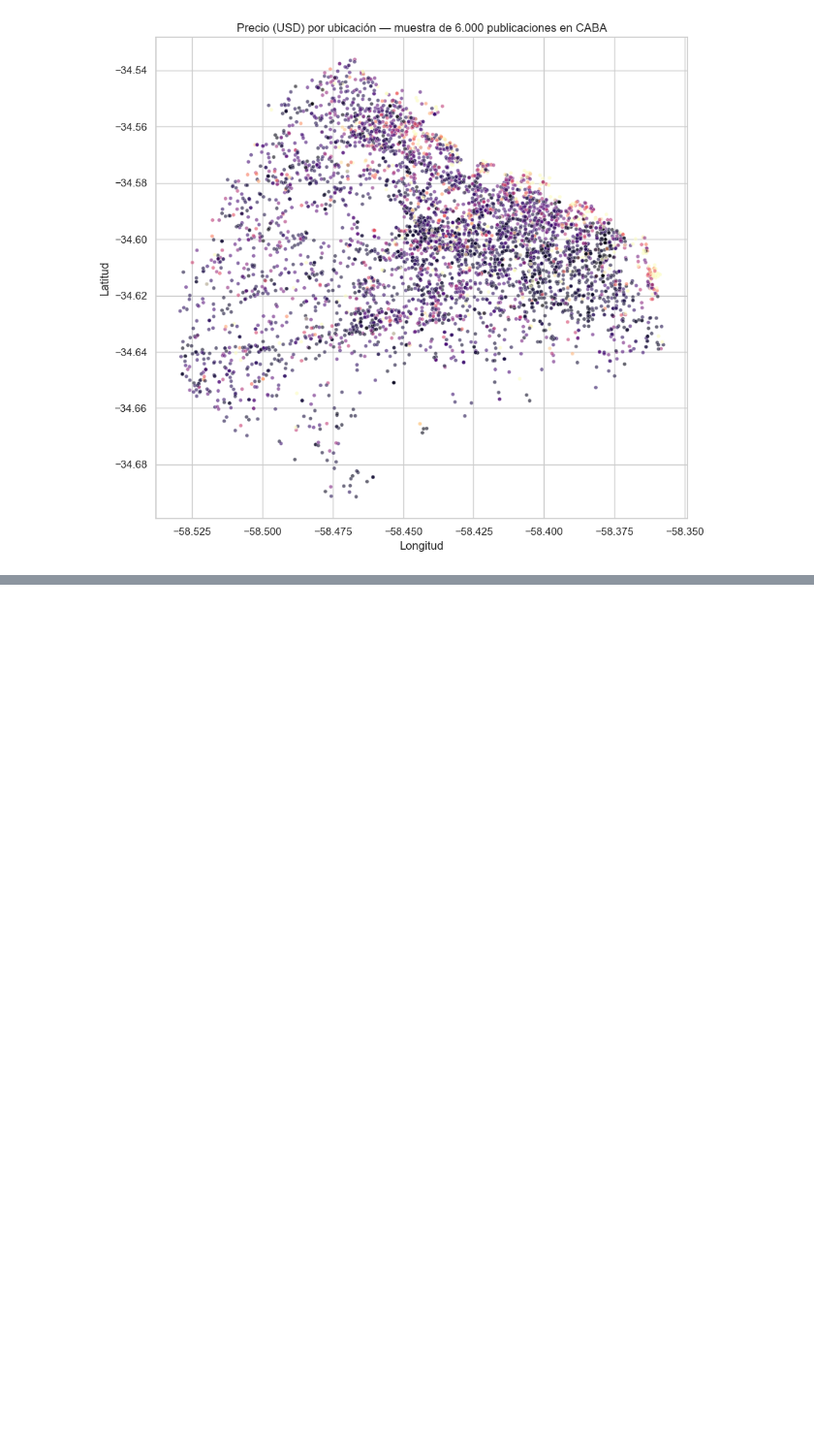
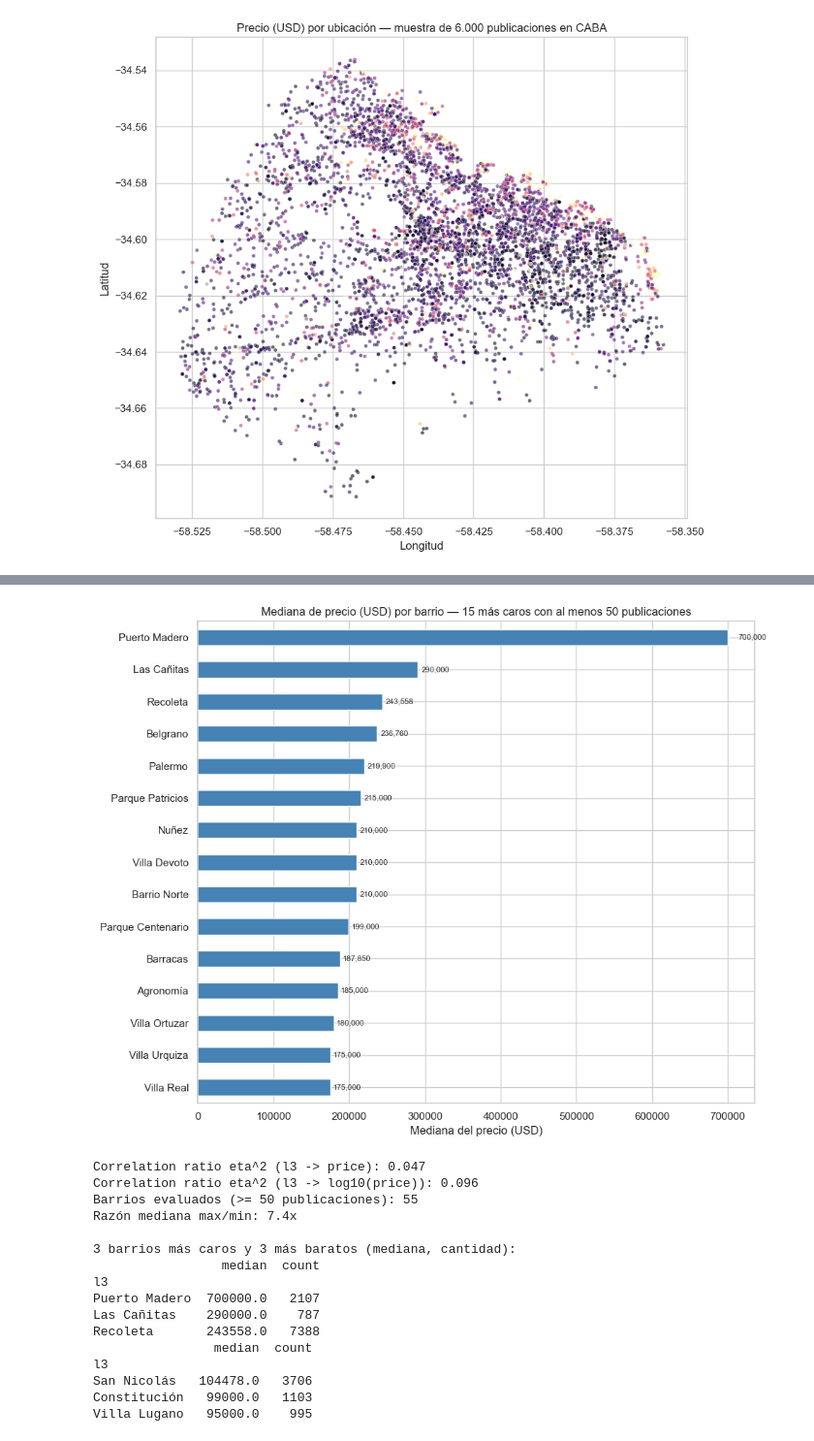
Before and after one commit to andyranitzsch/itba-machine-learning-course, a Jupyter notebook: TP_MLE.ipynb, the cells around one changed output, grey strips where cells are left out. Shown at 97% size. Drawn from its saved outputs; the diff is of its cells as text; code cells hidden in the pictures; blank space fills up the shorter version.

```diff
--- a/TP_MLE.ipynb
+++ b/TP_MLE.ipynb
@@ -399,0 +408,55 @@ Publicaciones con coordenadas fuera de CABA: 1,849 de 144,830 (1.3%)
+# %%
+# Mediana de precio por barrio. Se filtra por cantidad para evitar barrios con 1-2 publicaciones.
+precio_por_barrio = df.groupby("l3")["price"].agg(["median", "count"])
+top_barrios = precio_por_barrio[precio_por_barrio["count"] >= 50].sort_values("median", ascending=False)
+
+fig, ax = plt.subplots(figsize=(10, 8))
+top_barrios.head(15)["median"].sort_values().plot.barh(ax=ax, color="steelblue")
+ax.set_title("Mediana de precio (USD) por barrio — 15 más caros con al menos 50 publicaciones")
+ax.set_xlabel("Mediana del precio (USD)")
+ax.set_ylabel("")
+for i, v in enumerate(top_barrios.head(15)["median"].sort_values()):
+    ax.text(v * 1.02, i, f"{v:,.0f}", va="center", fontsize=8)
+plt.tight_layout()
+plt.show()
+
+# Correlation ratio (eta^2): cuánto de la varianza del precio explica el barrio
+media_global = df["price"].mean()
+grupos = df.groupby("l3")["price"]
+ss_between = sum(len(g) * (g.mean() - media_global) ** 2 for _, g in grupos)
+ss_total = ((df["price"] - media_global) ** 2).sum()
+print(f"Correlation ratio eta^2 (l3 -> price): {ss_between / ss_total:.3f}")
+
+# El eta^2 crudo lo distorsionan los outliers; se repite en escala logarítmica
+log_price = np.log10(df["price"])
+media_log = log_price.mean()
+ss_between_log = sum(
+    len(pr) * (np.log10(pr).mean() - media_log) ** 2
+    for _, pr in df.groupby("l3")["price"]
+)
+ss_total_log = ((log_price - media_log) ** 2).sum()
+print(f"Correlation ratio eta^2 (l3 -> log10(price)): {ss_between_log / ss_total_log:.3f}")
+print(f"Barrios evaluados (>= 50 publicaciones): {len(top_barrios)}")
+print(f"Razón mediana max/min: {top_barrios['median'].iloc[0] / top_barrios['median'].iloc[-1]:.1f}x")
+print()
+print("3 barrios más caros y 3 más baratos (mediana, cantidad):")
+print(top_barrios[["median", "count"]].head(3))
+print(top_barrios[["median", "count"]].tail(3))
+# %% [output]
+[figure, added]
+Correlation ratio eta^2 (l3 -> price): 0.047
+Correlation ratio eta^2 (l3 -> log10(price)): 0.096
+Barrios evaluados (>= 50 publicaciones): 55
+Razón mediana max/min: 7.4x
+
+3 barrios más caros y 3 más baratos (mediana, cantidad):
+                 median  count
+l3
+Puerto Madero  700000.0   2107
+Las Cañitas    290000.0    787
+Recoleta       243558.0   7388
+                median  count
+l3
+San Nicolás   104478.0   3706
+Constitución   99000.0   1103
+Villa Lugano   95000.0    995
```
Also changed, not shown: parts of 9 cells of this notebook, 1 other file.
